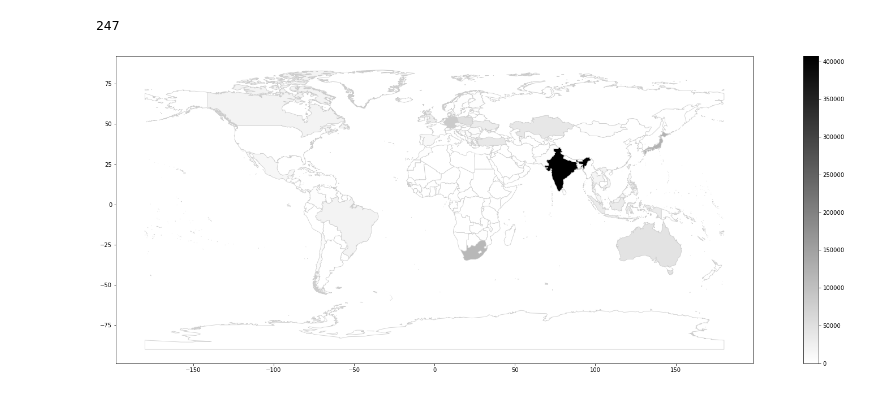
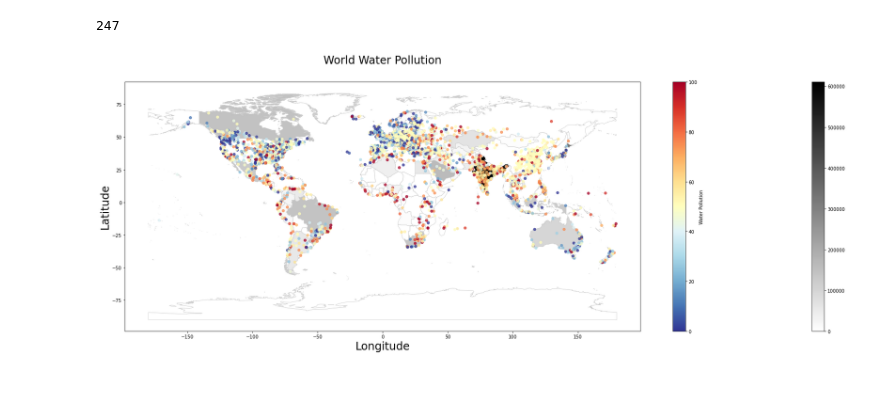
Before and after one commit to ribells/aar-bru, a Jupyter notebook: week5/Pollution_visualisation_week_5.ipynb, the cells around one changed output. Cells and saved outputs as stored; diff of their text form; code cells hidden in the pictures.

```diff
--- a/week5/Pollution_visualisation_week_5.ipynb
+++ b/week5/Pollution_visualisation_week_5.ipynb
@@ -246,13 +246,27 @@ print(len(merged_data))
 # %%
 import matplotlib
 from matplotlib import cm
 
 fig, ax = plt.subplots(1, figsize=(32, 10))
 
-Solid_Fuel = map_data[merged_data["Solid Fuel"]>0]
+Total = map_data[merged_data["Total"]>0]
 # Visualization layer that creates a base map
-merged_data.plot(column = 'Solid Fuel', cmap='gray_r', label='Solid Fuel', linewidth=0.8, ax=ax, edgecolor='0.8', legend = True)
+merged_data.plot(column = 'Total', cmap='gray_r', label='Total Fuel', linewidth=0.8, ax=ax, edgecolor='0.8', legend = True)
+
+my_cmap2 = cm.RdYlBu_r
+
+norm = matplotlib.colors.Normalize(vmin=0, vmax=100)
+r = cm.ScalarMappable(cmap=my_cmap2, norm=norm)
+r.set_array([])
+plt.colorbar(r, label='Water Pollution')
+
+# Visualization layer that creates geospatial view of pollution data
+plt.scatter(latitude, longitude, c=waterquality, cmap=my_cmap2, s=30, alpha=0.75)
+
+plt.xlabel("Longitude", fontsize=24)
+plt.ylabel("Latitude", fontsize=24)
+plt.title("World Water Pollution", pad=40, fontsize=24)
 
 plt.show()
 # %% [output]
-[figure, old version]
+[figure, new version]
```
Also changed, not shown: parts of 1 cell of this notebook.
